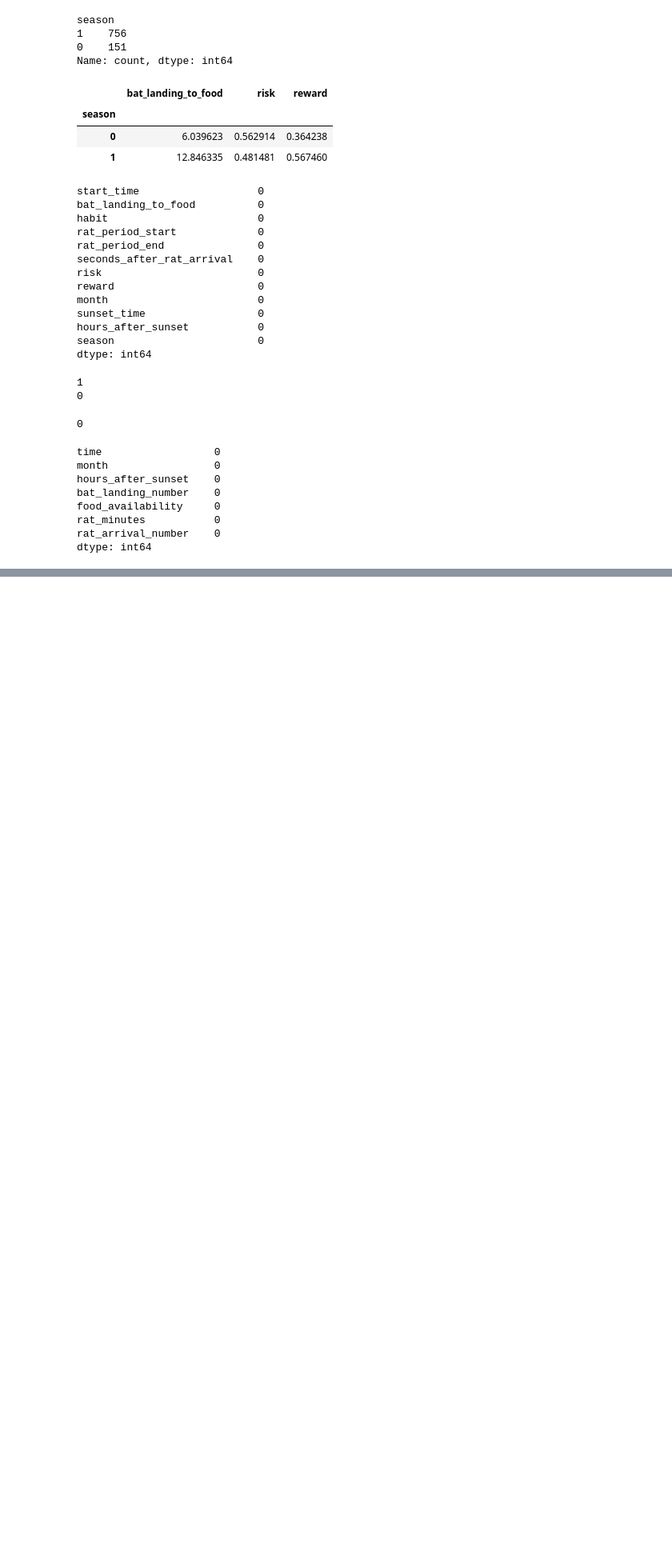
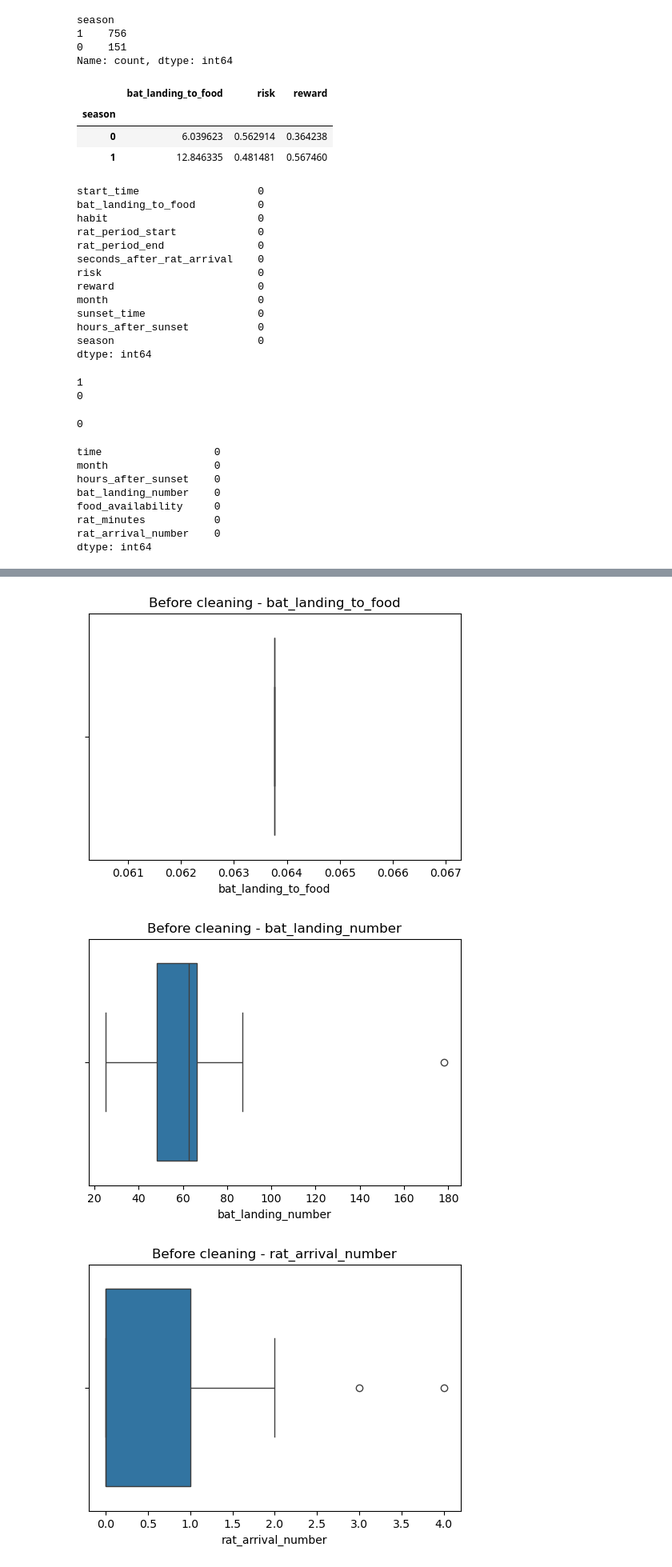
Before and after one commit to ipsakhadka/HIT140, a Jupyter notebook: assignment3.ipynb, the cells around one changed output, grey strips where cells are left out. Shown: that part at 80% size. Saved outputs shown, nothing was run; the diff lists cells and outputs as text; code cells hidden in the pictures; blank space fills up the shorter version.

```diff
--- a/assignment3.ipynb
+++ b/assignment3.ipynb
@@ -99,3 +99,10 @@ rat_arrival_number    0
 dtype: int64
 # %%
 #data merging
+merged = pd.merge(d1, d2)  # merges on all columns that exist in both datasets by default
+
+# Save the merged dataset to a new CSV file
+merged.to_csv('merged_dataset.csv', index=False)
+
+#check first few rows
+print(merged.head())
@@ -101,0 +173,15 @@ dtype: int64
+# %%
+#IQR for outlier
+#List of numeric columns to check for outliers
+numeric_cols = ['bat_landing_to_food', 'bat_landing_number', 'rat_arrival_number', 'food_availability']
+
+# Plot before removing outliers
+for col in numeric_cols:
+    plt.figure(figsize=(6,4))
+    sns.boxplot(x=merged[col])
+    plt.title(f'Before cleaning - {col}')
+    plt.show()
+# %% [output]
+[figure, added]
+[figure, added]
+[figure, added]
```
Also changed, not shown: parts of 8 cells of this notebook, 2 other files.
